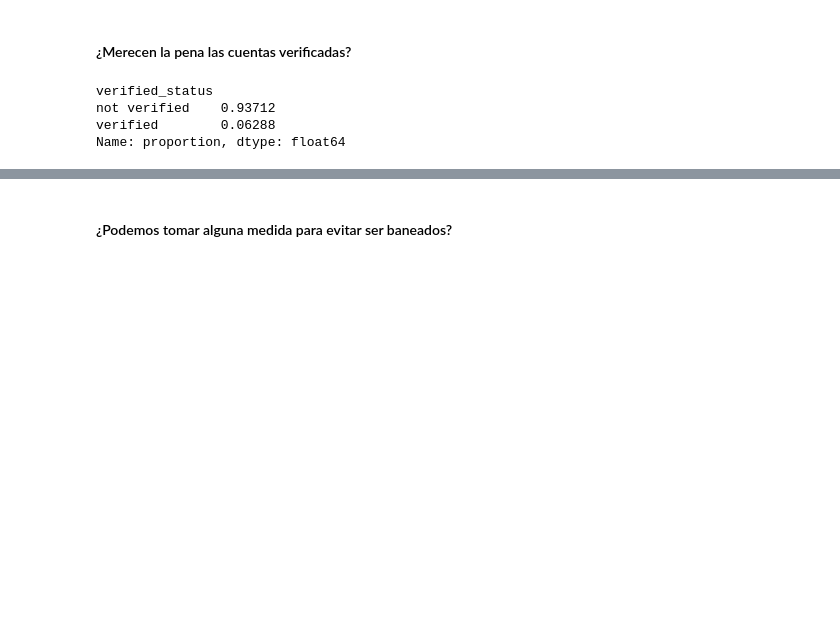
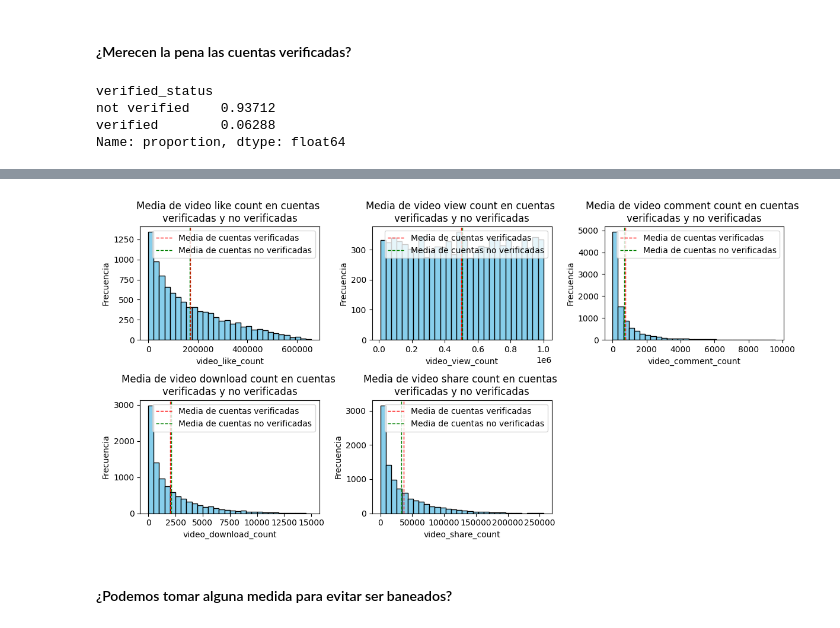
Before and after one commit to Pabarkyan/TikTok-EDA, a Jupyter notebook: src/EDA.ipynb, the cells around one changed output, grey strips where cells are left out. Drawn from its saved outputs; the diff is of its cells as text; code cells hidden in the pictures; blank space fills up the shorter version.

```diff
--- a/src/EDA.ipynb
+++ b/src/EDA.ipynb
@@ -558,3 +440,24 @@ plt.show()
+# %%
+# # Podemos hacer esta comprobación en publicaciones mas top, a ver si las cuentas verificadas cogen mas peso.
+tiktok_top = tiktok[tiktok['video_view_count'] > (0.1 * 100000)]
+
+# Lista de columnas a graficar
+columns = ['video_like_count', 'video_view_count', 'video_comment_count', 'video_download_count', 'video_share_count']
+
+fig, axes = plt.subplots(2, 3, figsize=(12, 6))
+
+# Generar los gráficos utilizando la función
+for i, column in enumerate(columns):
+    plot_histogram_with_means(axes[i // 3, i % 3], tiktok_top, column)
+
+# Eliminar el último subplot vacío
+fig.delaxes(axes[1, 2])
+
+# Ajustar el diseño y mostrar el gráfico
+plt.tight_layout()
+plt.show()
+# %% [output]
+[figure, added]
 # %%
 # Como podemos observar las cuentas verificadas no destacan en absolutamente ninguno de los campos, incluso estan por debajo a las cuentas no verificadas.
 # En publicaciones con mas repercusión si que las medias parecen estar parejas; hay que añadir que la diferencia entre muestras nos impide dar
```
Also changed, not shown: parts of 23 cells of this notebook.
